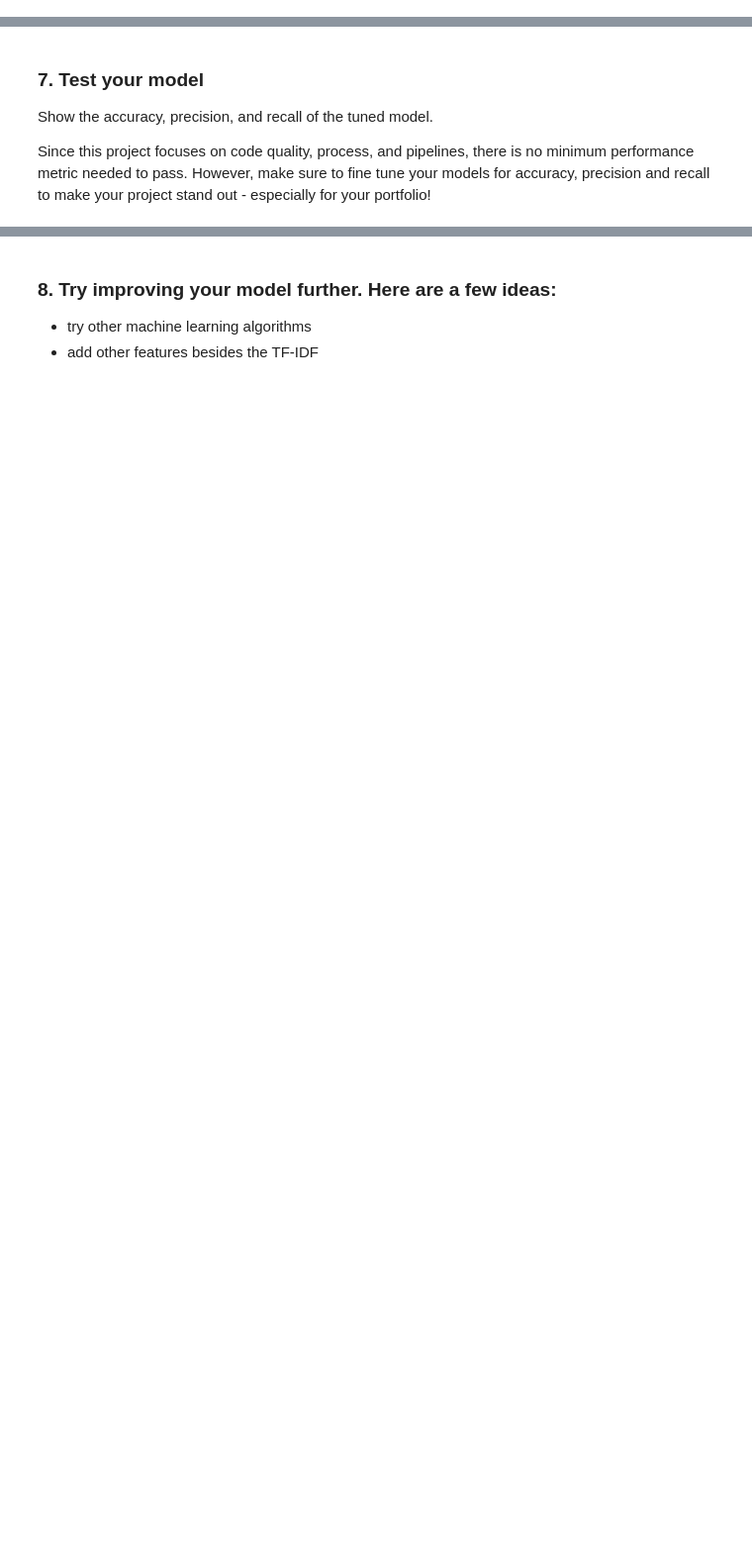
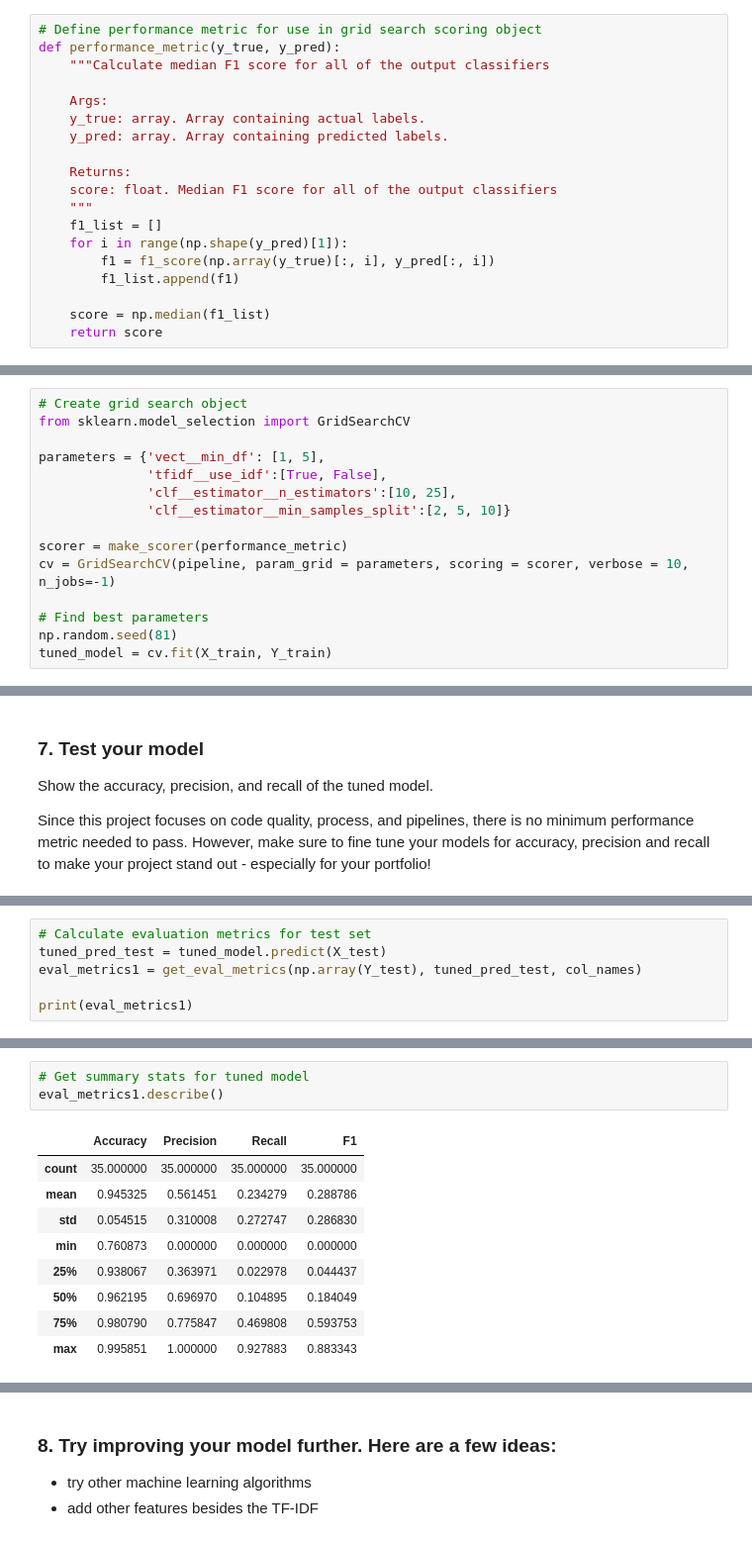
Before and after one commit to kissingurami/my_notebooks, a Jupyter notebook: 4.0-Udacity-Data-Science/4.0_Data_Engineering/4.3-Project-Disaster_message_classification/2.ML Pipeline Preparation.ipynb, the cells around one changed output, grey strips where cells are left out. Shown at 99% size. Drawn from its saved outputs; the diff is of its cells as text; blank space fills up the shorter version.

```diff
--- a/4.0-Udacity-Data-Science/4.0_Data_Engineering/4.3-Project-Disaster_message_classification/2.ML Pipeline Preparation.ipynb
+++ b/4.0-Udacity-Data-Science/4.0_Data_Engineering/4.3-Project-Disaster_message_classification/2.ML Pipeline Preparation.ipynb
@@ -255,0 +280,19 @@ cv = GridSearchCV(pipeline, param_grid=parameters)
+# %%
+# Define performance metric for use in grid search scoring object
+def performance_metric(y_true, y_pred):
+    """Calculate median F1 score for all of the output classifiers
+
+    Args:
+    y_true: array. Array containing actual labels.
+    y_pred: array. Array containing predicted labels.
+
+    Returns:
+    score: float. Median F1 score for all of the output classifiers
+    """
+    f1_list = []
+    for i in range(np.shape(y_pred)[1]):
+        f1 = f1_score(np.array(y_true)[:, i], y_pred[:, i])
+        f1_list.append(f1)
+
+    score = np.median(f1_list)
+    return score
@@ -255,0 +301,15 @@ cv = GridSearchCV(pipeline, param_grid=parameters)
+# %%
+# Create grid search object
+from sklearn.model_selection import GridSearchCV
+
+parameters = {'vect__min_df': [1, 5],
+              'tfidf__use_idf':[True, False],
+              'clf__estimator__n_estimators':[10, 25],
+              'clf__estimator__min_samples_split':[2, 5, 10]}
+
+scorer = make_scorer(performance_metric)
+cv = GridSearchCV(pipeline, param_grid = parameters, scoring = scorer, verbose = 10, n_jobs=-1)
+
+# Find best parameters
+np.random.seed(81)
+tuned_model = cv.fit(X_train, Y_train)
@@ -299,0 +388,6 @@ print(classification_report(y_test, y_pred))
+# %%
+# Calculate evaluation metrics for test set
+tuned_pred_test = tuned_model.predict(X_test)
+eval_metrics1 = get_eval_metrics(np.array(Y_test), tuned_pred_test, col_names)
+
+print(eval_metrics1)
@@ -299,0 +425,13 @@ print(classification_report(y_test, y_pred))
+# %%
+# Get summary stats for tuned model
+eval_metrics1.describe()
+# %% [output]
+|  | Accuracy | Precision | Recall | F1 |
+| count | 35.000000 | 35.000000 | 35.000000 | 35.000000 |
+| mean | 0.945325 | 0.561451 | 0.234279 | 0.288786 |
+| std | 0.054515 | 0.310008 | 0.272747 | 0.286830 |
+| min | 0.760873 | 0.000000 | 0.000000 | 0.000000 |
+| 25% | 0.938067 | 0.363971 | 0.022978 | 0.044437 |
+| 50% | 0.962195 | 0.696970 | 0.104895 | 0.184049 |
+| 75% | 0.980790 | 0.775847 | 0.469808 | 0.593753 |
+| max | 0.995851 | 1.000000 | 0.927883 | 0.883343 |
```
Also changed, not shown: parts of 30 cells of this notebook, 9 other files.
